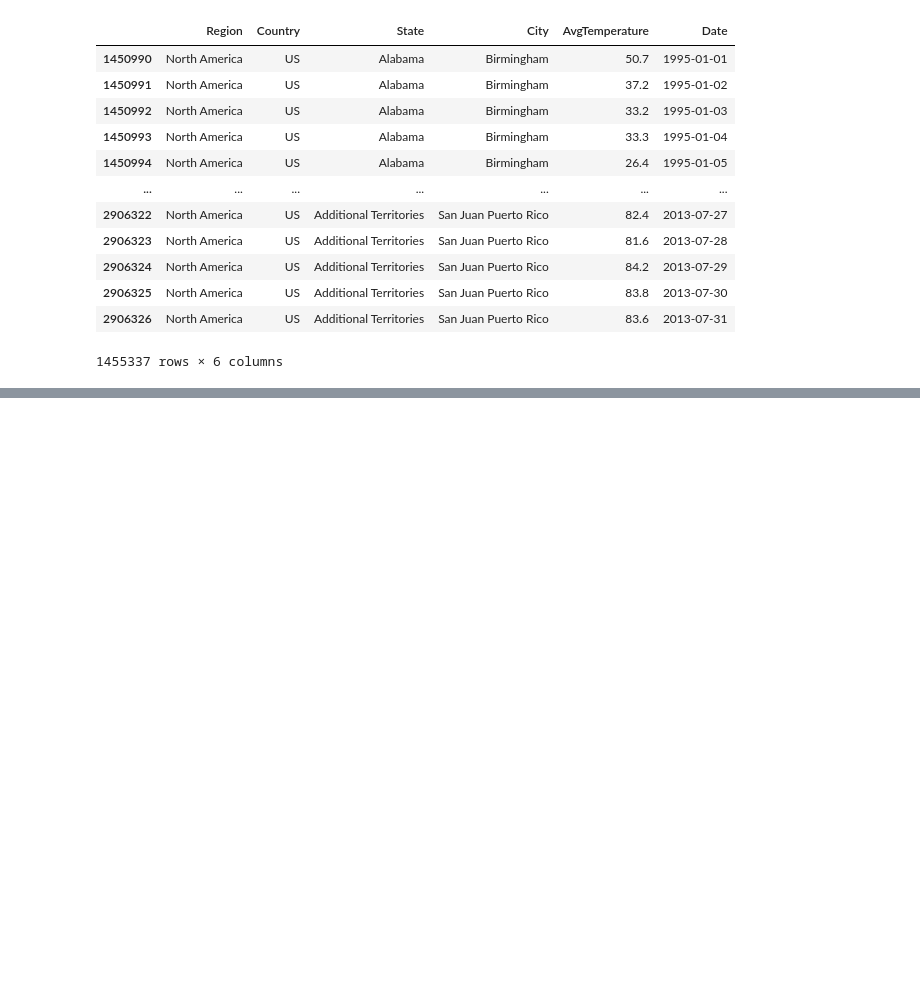
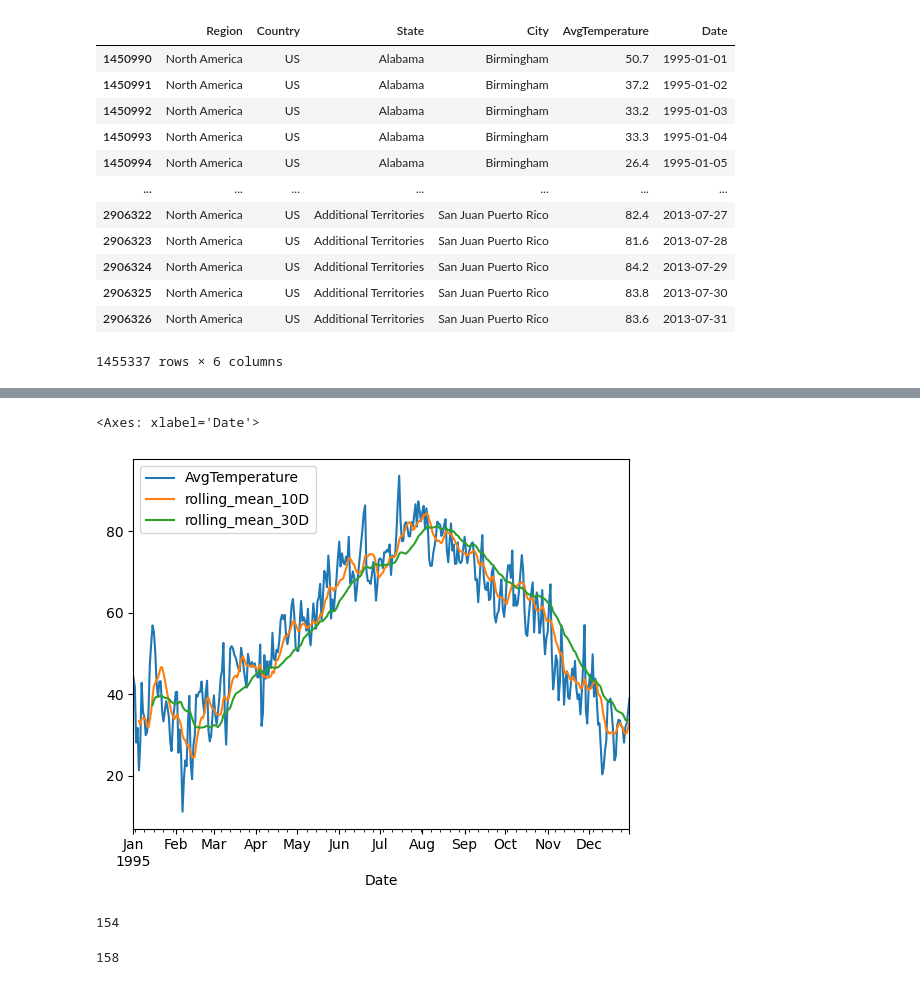
Before and after one commit to Faliell/Pandas_Classes, a Jupyter notebook: aula20-rolling_window.ipynb, the cells around one changed output, grey strips where cells are left out. Saved outputs shown, nothing was run; the diff lists cells and outputs as text; code cells hidden in the pictures; blank space fills up the shorter version.

Commit message:
rolling windows

```diff
--- a/aula20-rolling_window.ipynb
+++ b/aula20-rolling_window.ipynb
@@ -20,0 +65,3 @@ data
+# %%
+NY =data.loc[data.City == "New York City"]
+NY
@@ -20,0 +82,3 @@ data
+# %%
+data = data.sort_values(["State","City","Date"])
+NY =NY.sort_values("Date")
@@ -20,0 +112,2 @@ data
+# %%
+NY =NY.set_index("Date")
@@ -20,0 +137,3 @@ data
+# %%
+NY["rolling_mean_10D"] = NY.rolling(window="10D",min_periods=5)["AvgTemperature"].mean()
+NY["rolling_mean_30D"] = NY.rolling(window="30D",min_periods=15)["AvgTemperature"].mean()
@@ -20,0 +176,14 @@ data
+# %%
+NY[["AvgTemperature", "rolling_mean_10D",	"rolling_mean_30D"]].loc[NY.index <= "1995-12-31"].plot()
+# %% [output]
+<Axes: xlabel='Date'>
+[figure, added]
+# %%
+# verificar se existe cidades com nomes duplicados
+data["City"].nunique()
+# %% [output]
+154
+# %%
+((data["State"] + data["City"])).nunique()
+# %% [output]
+158
```
Also changed, not shown: parts of 21 cells of this notebook.
